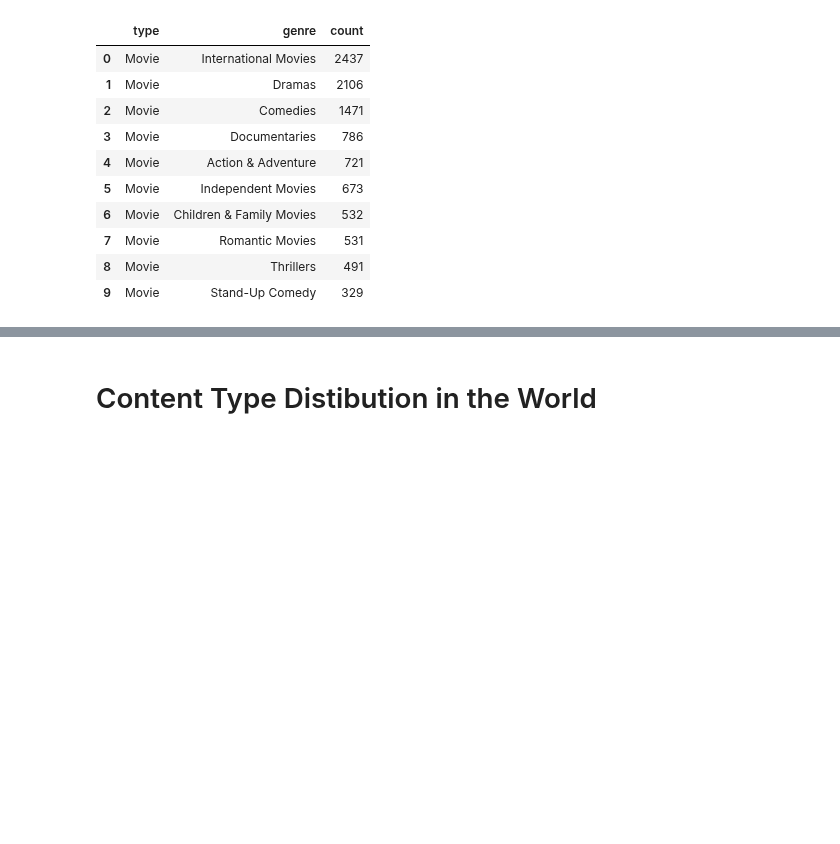
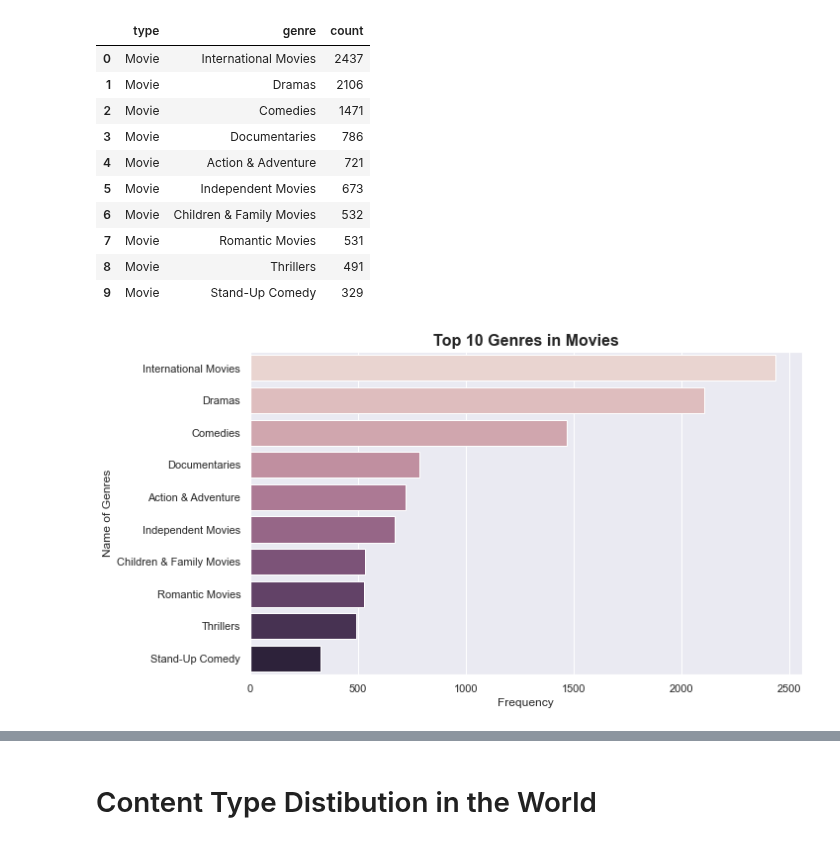
Before and after one commit to AlejandroDeLaCruz/Netflix-Analysis, a Jupyter notebook: Netflix.ipynb, the cells around one changed output, grey strips where cells are left out. Drawn from its saved outputs; the diff is of its cells as text; code cells hidden in the pictures; blank space fills up the shorter version.

```diff
--- a/Netflix.ipynb
+++ b/Netflix.ipynb
@@ -97,3 +97,12 @@ genre_movies
 | 7 | Movie | Romantic Movies | 531 |
 | 8 | Movie | Thrillers | 491 |
 | 9 | Movie | Stand-Up Comedy | 329 |
+# %%
+plt.figure(figsize=(10,6))
+sns.barplot(x = 'count', y = 'genre', data = genre_movies, palette = sns.cubehelix_palette(10))
+plt.title('Top 10 Genres in Movies', fontdict = {'fontsize': 16, 'fontweight': 'bold'})
+plt.xlabel('Frequency')
+plt.ylabel('Name of Genres')
+plt.show()
+# %% [output]
+[figure, added]
```
Also changed, not shown: parts of 4 cells of this notebook.
